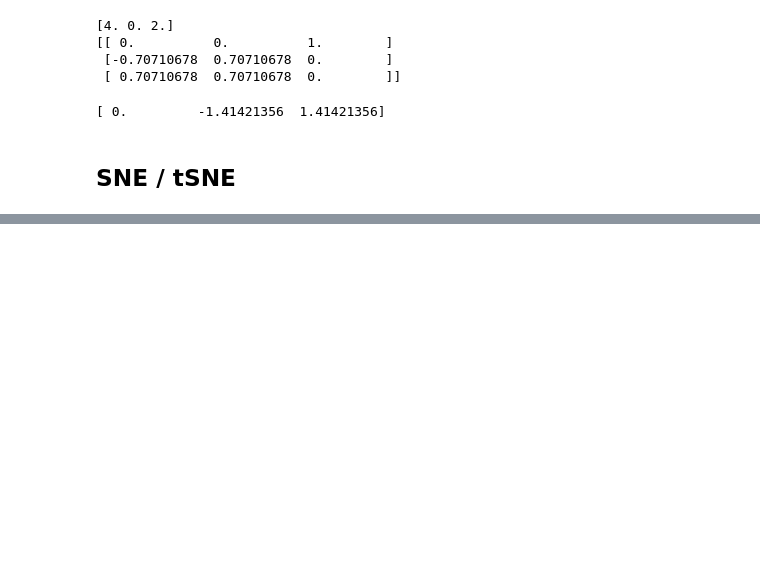
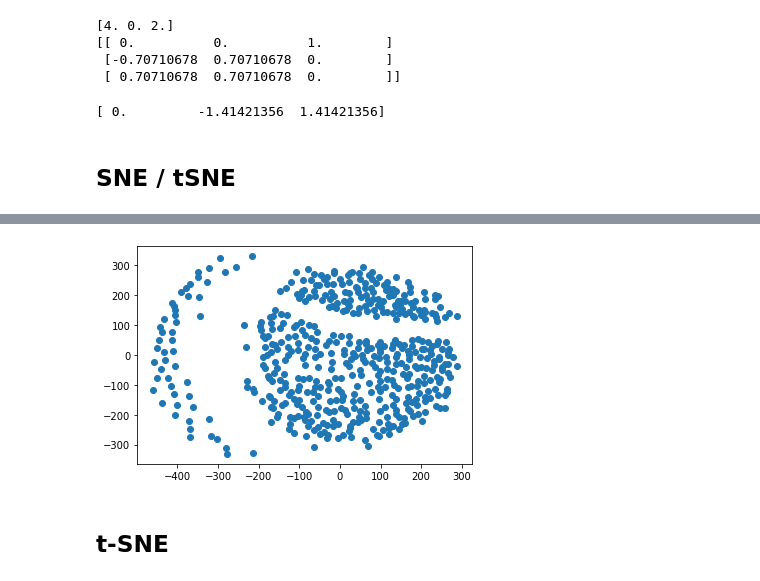
Before and after one commit to codedarrylcode/mitx-statistical-modeling, a Jupyter notebook: notebooks/02a-dimensionality-reduction.ipynb, the cells around one changed output, grey strips where cells are left out. Cells and saved outputs as stored; diff of their text form; code cells hidden in the pictures; blank space fills up the shorter version.

```diff
--- a/notebooks/02a-dimensionality-reduction.ipynb
+++ b/notebooks/02a-dimensionality-reduction.ipynb
@@ -345,0 +406,15 @@ print(Y)
+# %%
+from sklearn.manifold import MDS
+d   = 2
+mds = MDS(n_components = d, dissimilarity = 'euclidean')
+mds = mds.fit(X_transformed)
+# %%
+# Plot first two dimensions of log-transformed data
+import matplotlib.pyplot as plt
+
+plt.scatter(mds.embedding_[:, 0], mds.embedding_[:, 1])
+plt.show()
+# %% [output]
+[figure, added]
+# %% [markdown]
+## t-SNE
```
Also changed, not shown: parts of 11 cells of this notebook, 3 other files.
